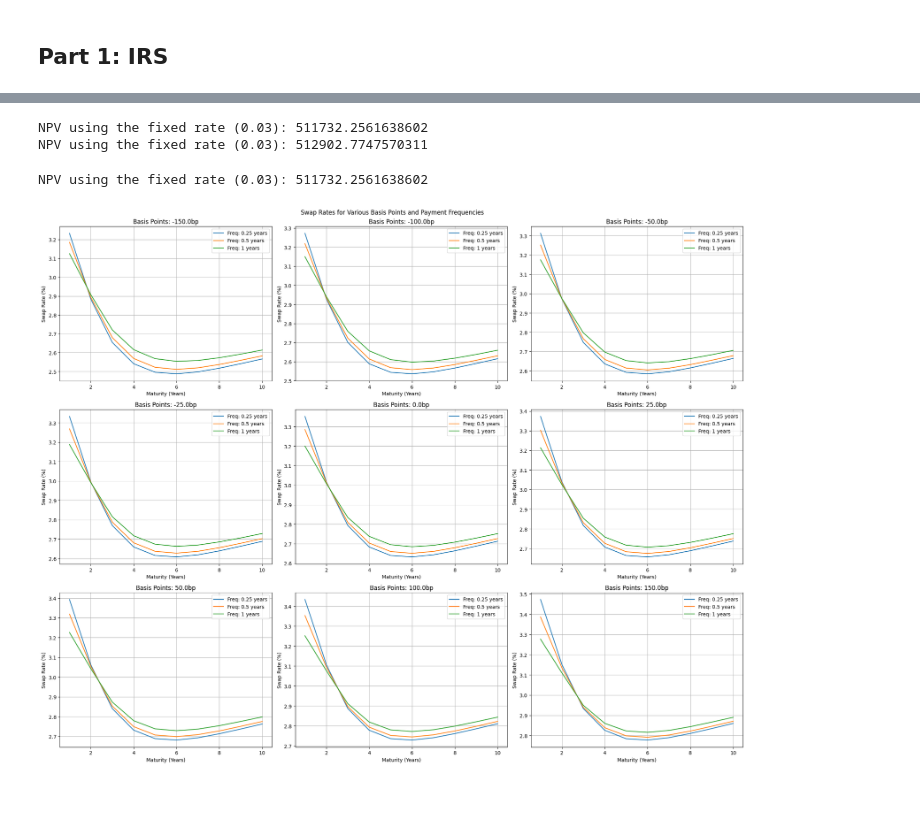
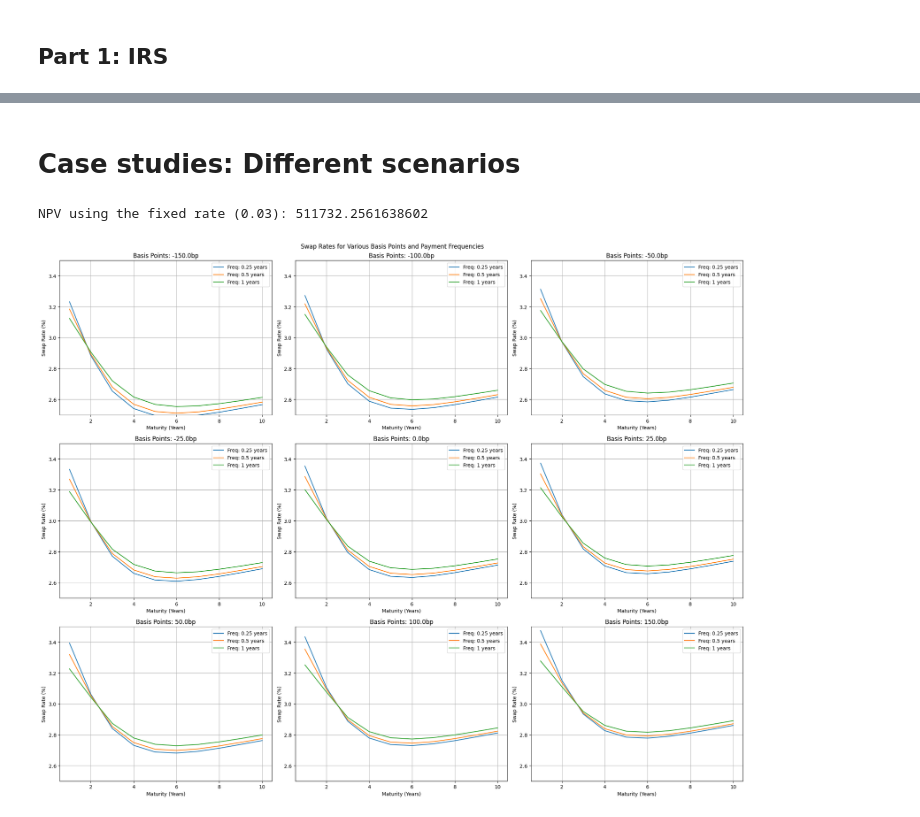
Before and after one commit to Lebramjames/E_FIN_SPFDM, a Jupyter notebook: assignment 1/assignment1_spfdm_group1_1.ipynb, the cells around one changed output, grey strips where cells are left out. Drawn from its saved outputs; the diff is of its cells as text; code cells hidden in the pictures.

```diff
--- a/assignment 1/assignment1_spfdm_group1_1.ipynb
+++ b/assignment 1/assignment1_spfdm_group1_1.ipynb
@@ -242,34 +221,8 @@ def IRS_enginge(notional_amount, zero_rates, maturity, payment_frequency, fixed_
             print(f'Swap rate equals: {np.round(swap_rate,10)}')
 
         return swap_rate
-# %%
-Scenarios = {}
-
-# Book example:
-data = {
-    'libor_rates': [0.028, 0.032, 0.034],
-    'maturities': [3/12, 9/12, 15/12]
-}
-df = pd.DataFrame(data)
-df.set_index('maturities', inplace=True)
-df.index.name = None
-df.columns = ['Libor Rate']
-libor_rates_series = df.squeeze()
-
-maturity = 1.25
-first_receiving_date = 0.25
-payment_frequency = 0.5
-fixed_rate = 0.03
-notional_amount = 100000000
-already_issued = True
-one_curve = True
-curves = [True, False]
-
-for curve in curves:
-    Scenarios['scenario1'], results  = IRS_enginge(notional_amount, libor_rates_series, maturity, payment_frequency, fixed_rate, first_receiving_date, amortization_schedule=None, one_curve=curve, already_issued = already_issued, give_results=True)
-# %% [output]
-NPV using the fixed rate (0.03): 511732.2561638602
-NPV using the fixed rate (0.03): 512902.7747570311
+# %% [markdown]
+# Case studies: Different scenarios
 # %%
 Scenarios = {}
 
@@ -304,22 +257,27 @@ NPV using the fixed rate (0.03): 511732.2561638602
 # %%
 Scenarios['scenario2'] = {}
 
 maturities = np.arange(1,10+1, 1)
 first_receiving_date = 0
 fixed_rate = 0.045
 notional_amount = 100
 
 already_issued = False
 one_curve = True
 fix_to_floating = True
 
 payment_frequencies = [0.25, 0.5, 1]
 bumps = np.array([-150, -100, -50, -25, 0, 25, 50, 100, 150]) / 100000
 
 for bump in bumps:
     bumped_curve = european_zerorates + bump
     Scenarios['scenario2'][f'{bump*100000}bp'] = {}
     for payment_frequency in payment_frequencies:
         Scenarios['scenario2'][f'{bump*100000}bp'][payment_frequency] = [ ]
         for maturity  in maturities:
              Scenarios['scenario2'][f'{bump*100000}bp'][payment_frequency].append(IRS_enginge(notional_amount, bumped_curve, maturity, payment_frequency, fixed_rate, first_receiving_date, amortization_schedule=None, one_curve=curve, already_issued = already_issued, print_output=False)*100)
+
+
+plot.plot_scenario2_bumps(Scenarios, maturities)
+# %% [output]
+[figure, added]
@@ -328,27 +284,3 @@ for amor
-# %%
-fig, axs = plt.subplots(3, 3, figsize=(20, 16))
-fig.suptitle('Swap Rates for Various Basis Points and Payment Frequencies')
-
-# Iterate over each subplot
-for i, (bp, data) in enumerate(Scenarios['scenario2'].items()):
-    row, col = divmod(i, 3)
-    ax = axs[row, col]
-    for freq, rates in data.items():
-        ax.plot(maturities, rates, label=f'Freq: {freq} years')
-    ax.set_title(f'Basis Points: {bp}')
-    ax.set_xlabel('Maturity (Years)')
-    ax.set_ylabel('Swap Rate (%)')
-    ax.grid(True)
-    ax.legend()
-
-# Adjust layout
-plt.tight_layout()
-plt.subplots_adjust(top=0.95)
-
-plt.savefig('plots/swaprates_bumps2_.png')
-plt.show()
-# %% [output]
-[figure, removed]
 # %%
 payment_frequency = 0.5
 maturities = np.arange(1,10+1, 1)
```
Also changed, not shown: parts of 9 cells of this notebook, 7 other files.
